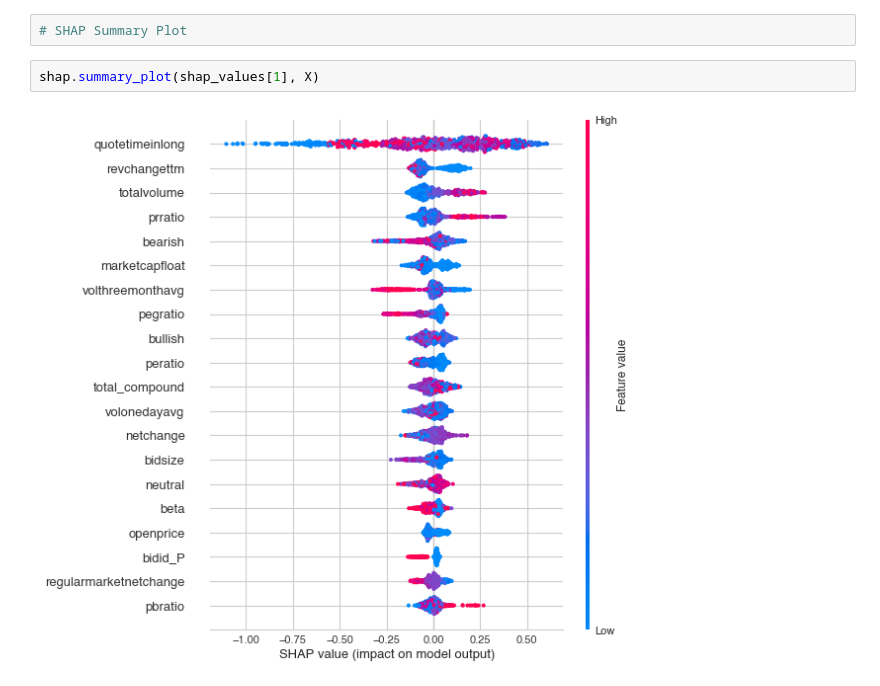
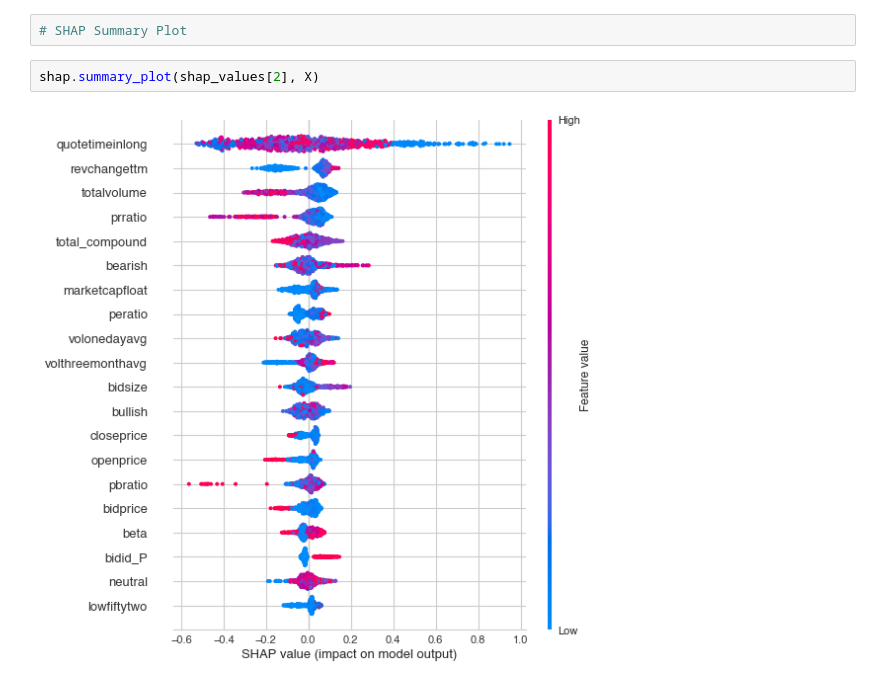
Before and after one commit to mdominguez2010/wsb-sentiment-analysis, a Jupyter notebook: model/model_interpretation.ipynb, the cells around one changed output. Drawn from its saved outputs; the diff is of its cells as text.

```diff
--- a/model/model_interpretation.ipynb
+++ b/model/model_interpretation.ipynb
@@ -105,6 +105,6 @@ shap.summary_plot(shap_values, X, plot_type="bar")
 # %%
 # SHAP Summary Plot
 # %%
-shap.summary_plot(shap_values[1], X)
+shap.summary_plot(shap_values[2], X)
 # %% [output]
-[figure, old version]
+[figure, new version]
```
Also changed, not shown: 3 other files.
